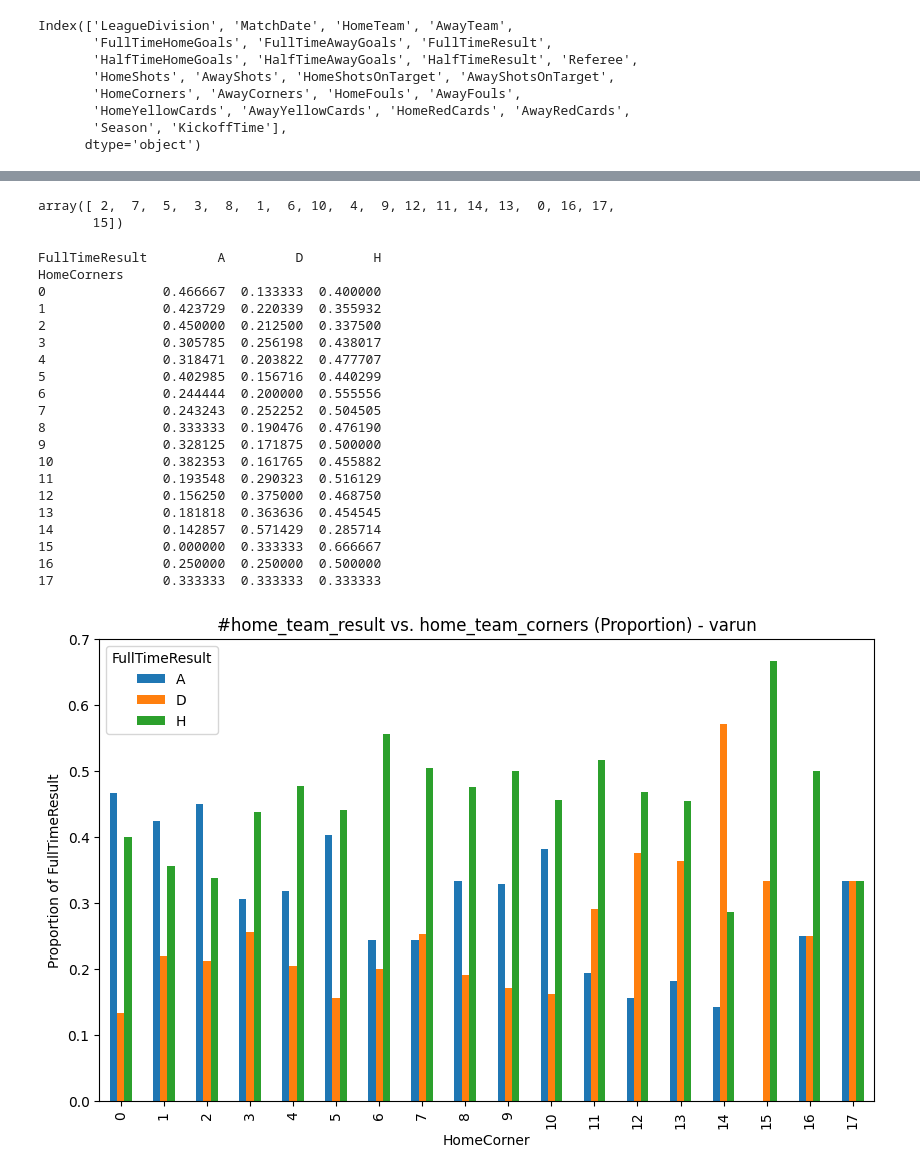
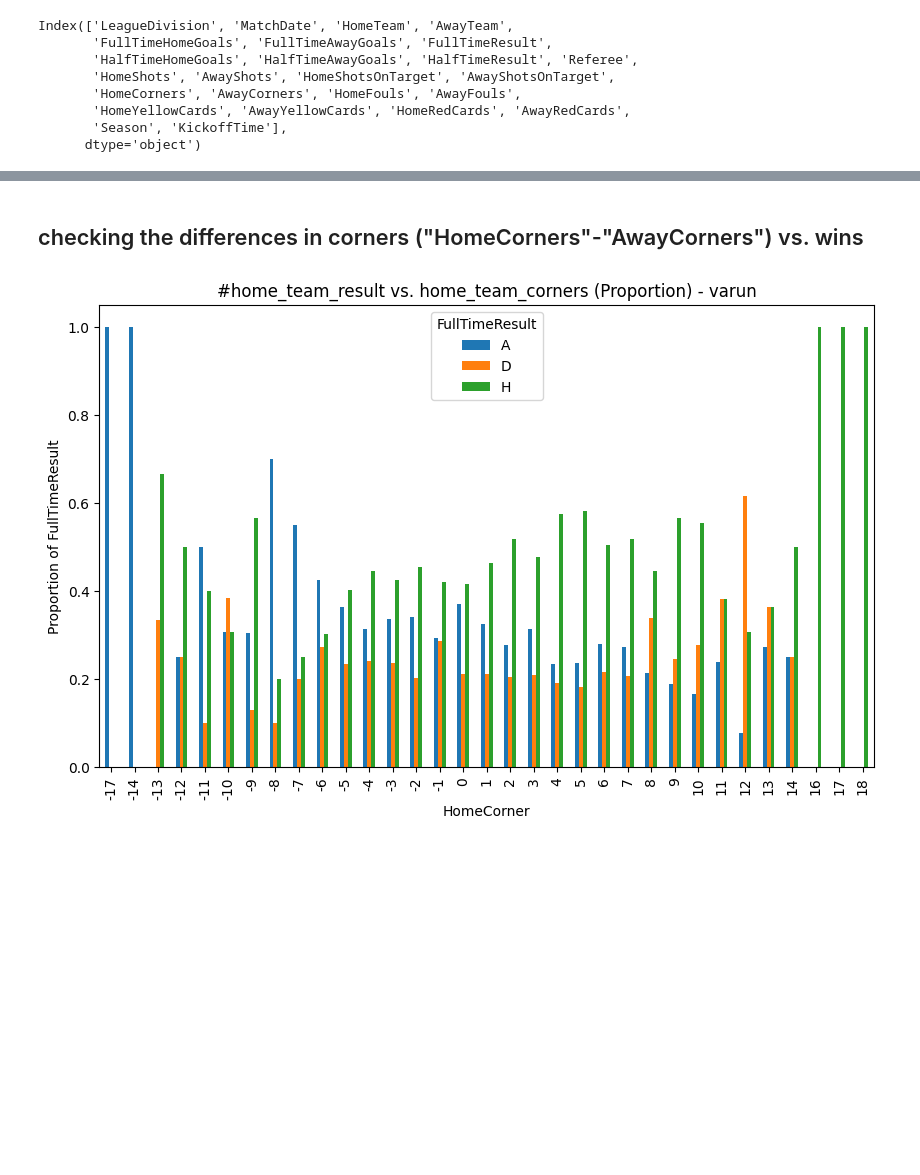
Before and after one commit to BhosaleAniket/MATH-189-Final-Project, a Jupyter notebook: final_project.ipynb, the cells around one changed output, grey strips where cells are left out. Saved outputs shown, nothing was run; the diff lists cells and outputs as text; code cells hidden in the pictures; blank space fills up the shorter version.

```diff
--- a/final_project.ipynb
+++ b/final_project.ipynb
@@ -8,6 +18,8 @@ import pandas as pd
 # %% [markdown]
 #### Import the Data
 # %%
+pl_2017 = pd.read_csv('data/PL_2017_2018.csv')
 pl_2018 = pd.read_csv('data/PL_2018_2019.csv')
 pl_2019 = pd.read_csv('data/PL_2019_2020.csv')
+pl_2022 = pd.read_csv('data/PL_2022_2023.csv')
 pl_2023 = pd.read_csv('data/PL_2023_2024.csv')
@@ -60,8 +62,10 @@ columns_to_keep = [
     'HBP', 'ABP'
 ]
 
+pl_2017 = pl_2017[[col for col in columns_to_keep if col in pl_2017.columns]]
 pl_2018 = pl_2018[[col for col in columns_to_keep if col in pl_2018.columns]]
 pl_2019 = pl_2019[[col for col in columns_to_keep if col in pl_2019.columns]]
+pl_2022 = pl_2022[[col for col in columns_to_keep if col in pl_2022.columns]]
 pl_2023 = pl_2023[[col for col in columns_to_keep if col in pl_2023.columns]]
 
 rename_columns = {
@@ -100,6 +104,8 @@ rename_columns = {
     'ABP': 'AwayBookingPoints'
 }
 
+pl_2017.rename(columns=rename_columns, inplace=True)
 pl_2018.rename(columns=rename_columns, inplace=True)
 pl_2019.rename(columns=rename_columns, inplace=True)
+pl_2022.rename(columns=rename_columns, inplace=True)
 pl_2023.rename(columns=rename_columns, inplace=True)
@@ -118,6 +138,7 @@ Convert the corresponding variables to categorical
 # %%
 categorical_cols = [
     'LeagueDivision',
+    'MatchDate'
     'HomeTeam',
     'AwayTeam',
     'FullTimeResult',
@@ -126,10 +147,14 @@ categorical_cols = [
 ]
 
 for col in categorical_cols:
+    if col in pl_2017.columns:
+        pl_2017[col] = pl_2017[col].astype('category')
     if col in pl_2018.columns:
         pl_2018[col] = pl_2018[col].astype('category')
     if col in pl_2019.columns:
         pl_2019[col] = pl_2019[col].astype('category')
+    if col in pl_2022.columns:
+        pl_2022[col] = pl_2022[col].astype('category')
     if col in pl_2023.columns:
         pl_2023[col] = pl_2023[col].astype('category')
 # %% [markdown]
@@ -250,3 +207,11 @@ Passing `palette` without assigning `hue` is deprecated and will be removed in v
+# %%
+pl_2017['Season'] = '2017'
+pl_2018['Season'] = '2018'
+pl_2019['Season'] = '2019'
+pl_2022['Season'] = '2022'
+pl_2023['Season'] = '2023'
+
+combined_df = pd.concat([pl_2017, pl_2018, pl_2019, pl_2022, pl_2023])
 # %%
 combined_df.columns
 # %% [output]
@@ -461,44 +444,21 @@ combined_df.groupby("FullTimeResult", observed=True).count()
-# %%
-combined_df["HomeCorners"].unique()
-# %% [output]
-array([ 2,  7,  5,  3,  8,  1,  6, 10,  4,  9, 12, 11, 14, 13,  0, 16, 17,
-       15])
+# %% [markdown]
+## checking the differences in corners ("HomeCorners"-"AwayCorners") vs. wins
 # %%
 # Group by HomeCorner and count each FullTimeResult value
-pivot = combined_df.groupby("HomeCorners")["FullTimeResult"].value_counts().unstack(fill_value=0)
+combined_df_test = combined_df.copy()
+combined_df_test["FTCornerDifference"] = combined_df_test["HomeCorners"]-combined_df_test["AwayCorners"]
+
+pivot = combined_df_test.groupby("FTCornerDifference")["FullTimeResult"].value_counts().unstack(fill_value=0)
 
 # Convert counts to proportions by dividing each row by its sum
 prop = pivot.div(pivot.sum(axis=1), axis=0)
-
-# Display the resulting proportions
-print(prop)
 
 # Optional: visualize the proportions with a stacked bar chart
 prop.plot(kind="bar", stacked=False, figsize=(10, 6))
 plt.title("#home_team_result vs. home_team_corners (Proportion) - varun")
 plt.xlabel("HomeCorner")
 plt.ylabel("Proportion of FullTimeResult")
 plt.legend(title="FullTimeResult")
 plt.show()
 # %% [output]
-FullTimeResult         A         D         H
-HomeCorners
-0               0.466667  0.133333  0.400000
-1               0.423729  0.220339  0.355932
-2               0.450000  0.212500  0.337500
-3               0.305785  0.256198  0.438017
-4               0.318471  0.203822  0.477707
-5               0.402985  0.156716  0.440299
-6               0.244444  0.200000  0.555556
-7               0.243243  0.252252  0.504505
-8               0.333333  0.190476  0.476190
-9               0.328125  0.171875  0.500000
-10              0.382353  0.161765  0.455882
-11              0.193548  0.290323  0.516129
-12              0.156250  0.375000  0.468750
-13              0.181818  0.363636  0.454545
-14              0.142857  0.571429  0.285714
-15              0.000000  0.333333  0.666667
-16              0.250000  0.250000  0.500000
-17              0.333333  0.333333  0.333333
-[figure, old version]
+[figure, new version]
```
Also changed, not shown: parts of 116 cells of this notebook, 2 other files.
